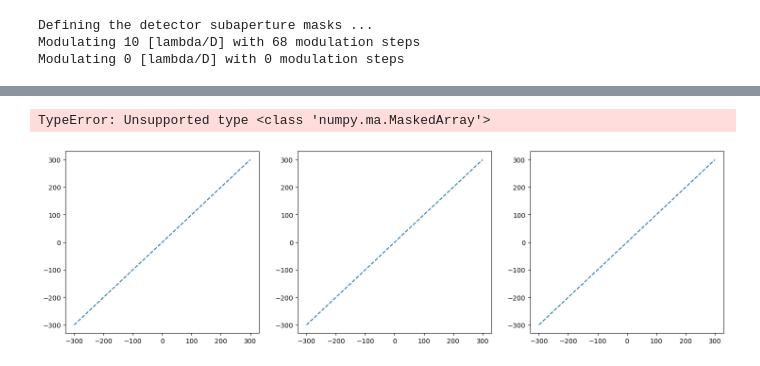
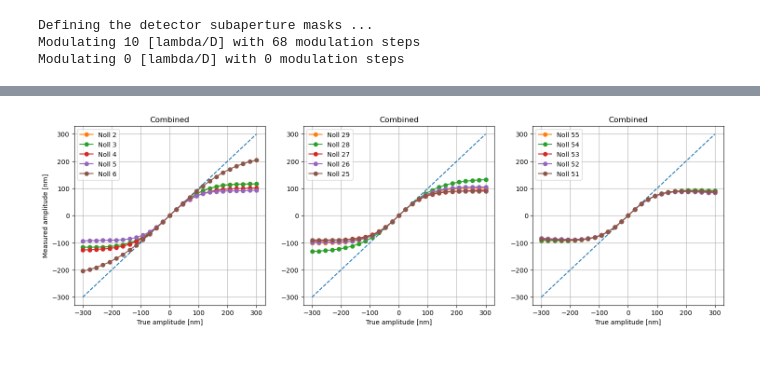
Before and after one commit to ArcetriAdaptiveOptics/ekarus, a Jupyter notebook: ekarus/notebooks/sensorFusion.ipynb, the cells around one changed output, grey strips where cells are left out. Drawn from its saved outputs; the diff is of its cells as text; code cells hidden in the pictures.

```diff
--- a/ekarus/notebooks/sensorFusion.ipynb
+++ b/ekarus/notebooks/sensorFusion.ipynb
@@ -230,7 +228,8 @@ def compute_combined_slopes(ampInM, noll, nPhotons):
     blueAmp = ampInM/blueLambda*2*xp.pi
     blueAb = create_field_from_zernike_coefficients(mask, noll, blueAmp)
     blueSlopes = bWFS.compute_slopes(blueAb, blueLambdaOverD, nPhotons=nPhotons)
-    return xp.hstack([redSlopes/redAmp,blueSlopes/blueAmp])
+    slopes = xp.hstack([redSlopes*redLambda,blueSlopes*blueLambda])
+    return slopes
 
 def push_pull_calibrate_combined(Nmodes, ampInM:float = 10e-9, nPhotons=None, show:bool=False):
 
@@ -239,9 +238,9 @@ def push_pull_calibrate_combined(Nmodes, ampInM:float = 10e-9, nPhotons=None, sh
 
     for i in range(Nmodes):
         noll = 2 + i
-        push_slope = compute_combined_slopes(ampInM, noll, nPhotons)
+        push_slope = compute_combined_slopes(ampInM, noll, nPhotons)/ampInM
 
-        pull_slope = compute_combined_slopes(-ampInM, noll, nPhotons)
+        pull_slope = compute_combined_slopes(-ampInM, noll, nPhotons)/ampInM
 
         if i <= 8 and show:
             plt.figure(figsize=(18,5))
@@ -263,11 +262,11 @@ def push_pull_calibrate_combined(Nmodes, ampInM:float = 10e-9, nPhotons=None, sh
     return Rec, IM
 
 
-def test_linearity_combined(Rec, nRecModes:int, Nmodes:int=8, title_str=''):
+def test_linearity_combined(Rec, nRecModes:int, Nmodes:int=8, title_str='', amp=300e-9):
 
-    amp_vec = xp.linspace(-300e-9,300e-9,27,endpoint=True) #xp.linspace(-75/rad2nm,75/rad2nm,27,endpoint=True)
-    mid_amp_vec = xp.linspace(-300e-9,300e-9,27,endpoint=True) #xp.linspace(-50/rad2nm,50/rad2nm,27,endpoint=True)
-    low_amp_vec = xp.linspace(-300e-9,300e-9,27,endpoint=True) #xp.linspace(-25/rad2nm,25/rad2nm,27,endpoint=True)
+    amp_vec = xp.linspace(-amp,amp,27,endpoint=True) #xp.linspace(-75/rad2nm,75/rad2nm,27,endpoint=True)
+    mid_amp_vec = xp.linspace(-amp,amp,27,endpoint=True) #xp.linspace(-50/rad2nm,50/rad2nm,27,endpoint=True)
+    low_amp_vec = xp.linspace(-amp,amp,27,endpoint=True) #xp.linspace(-25/rad2nm,25/rad2nm,27,endpoint=True)
 
     plt.figure(figsize=(18,5))
     plt.subplot(1,3,1)
@@ -314,7 +313,6 @@ def test_linearity_combined(Rec, nRecModes:int, Nmodes:int=8, title_str=''):
         plt.plot(xp.asnumpy(mid_amp_vec)*1e+9, xp.asnumpy(mid_meas_amp)*1e+9,'-o', label=f'Noll {mid_zid}')
         plt.legend(loc='best')
         plt.xlabel('True amplitude [nm]')
-        plt.ylabel('Measured amplitude [nm]')
         plt.title(title_str)
         plt.grid(True)
 
@@ -322,7 +320,6 @@ def test_linearity_combined(Rec, nRecModes:int, Nmodes:int=8, title_str=''):
         plt.plot(xp.asnumpy(low_amp_vec)*1e+9, xp.asnumpy(rev_meas_amp)*1e+9,'-o', label=f'Noll {rev_zid}')
         plt.legend(loc='best')
         plt.xlabel('True amplitude [nm]')
-        plt.ylabel('Measured amplitude [nm]')
         plt.title(title_str)
         plt.grid(True)
 # %%
@@ -340,5 +335,6 @@ cRec, cIM = push_pull_calibrate_combined(nRecModes, ampInM=10e-9, nPhotons=None)
 # %%
-test_linearity_combined(cRec, nRecModes, Nmodes=5, title_str='Combined')
+# Linearity check
+Nmodes = 5
+test_linearity_combined(cRec, nRecModes, Nmodes=Nmodes, title_str='Combined', amp=300e-9)
 # %% [output]
-TypeError: Unsupported type <class 'numpy.ma.MaskedArray'>
-[figure, old version]
+[figure, new version]
```
Also changed, not shown: parts of 5 cells of this notebook, 6 other files.
